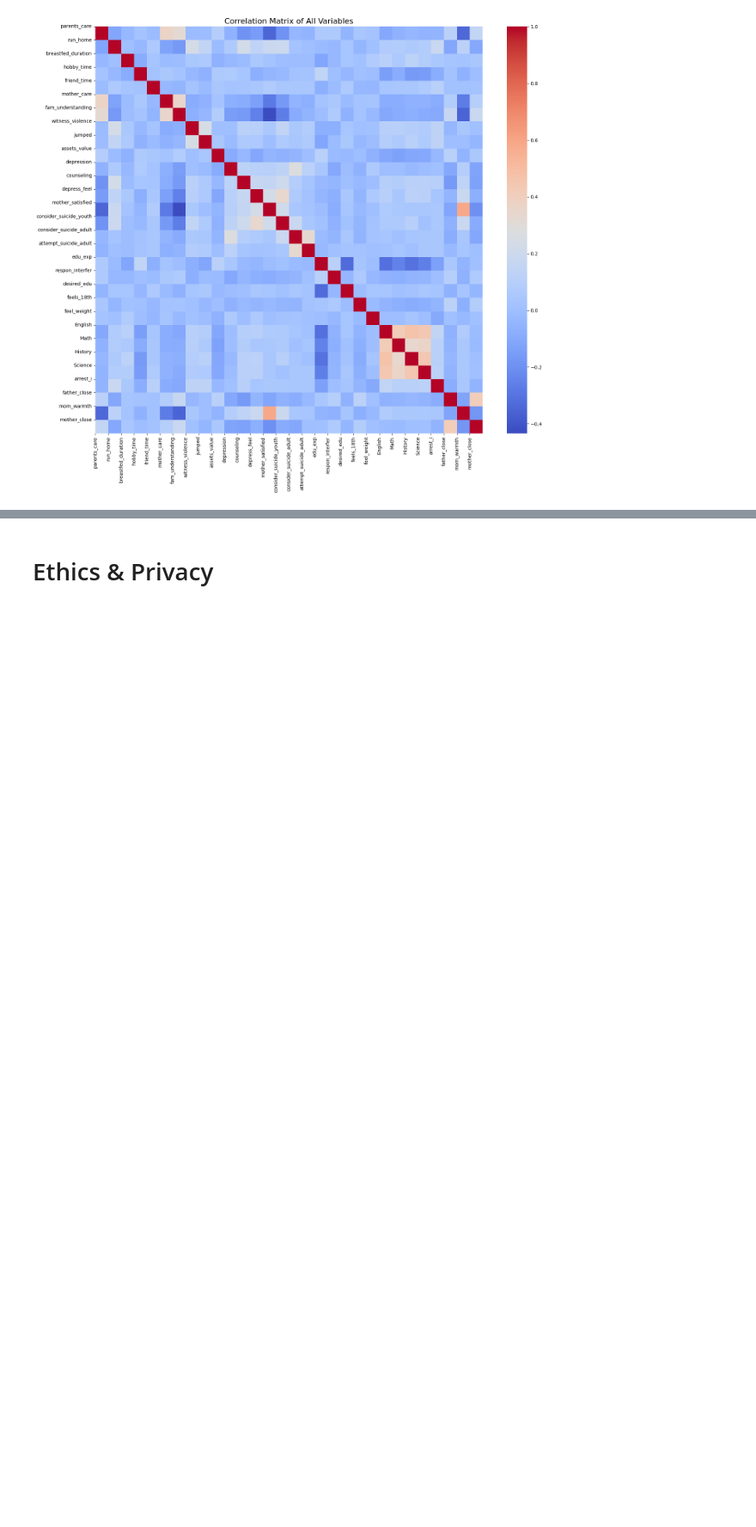
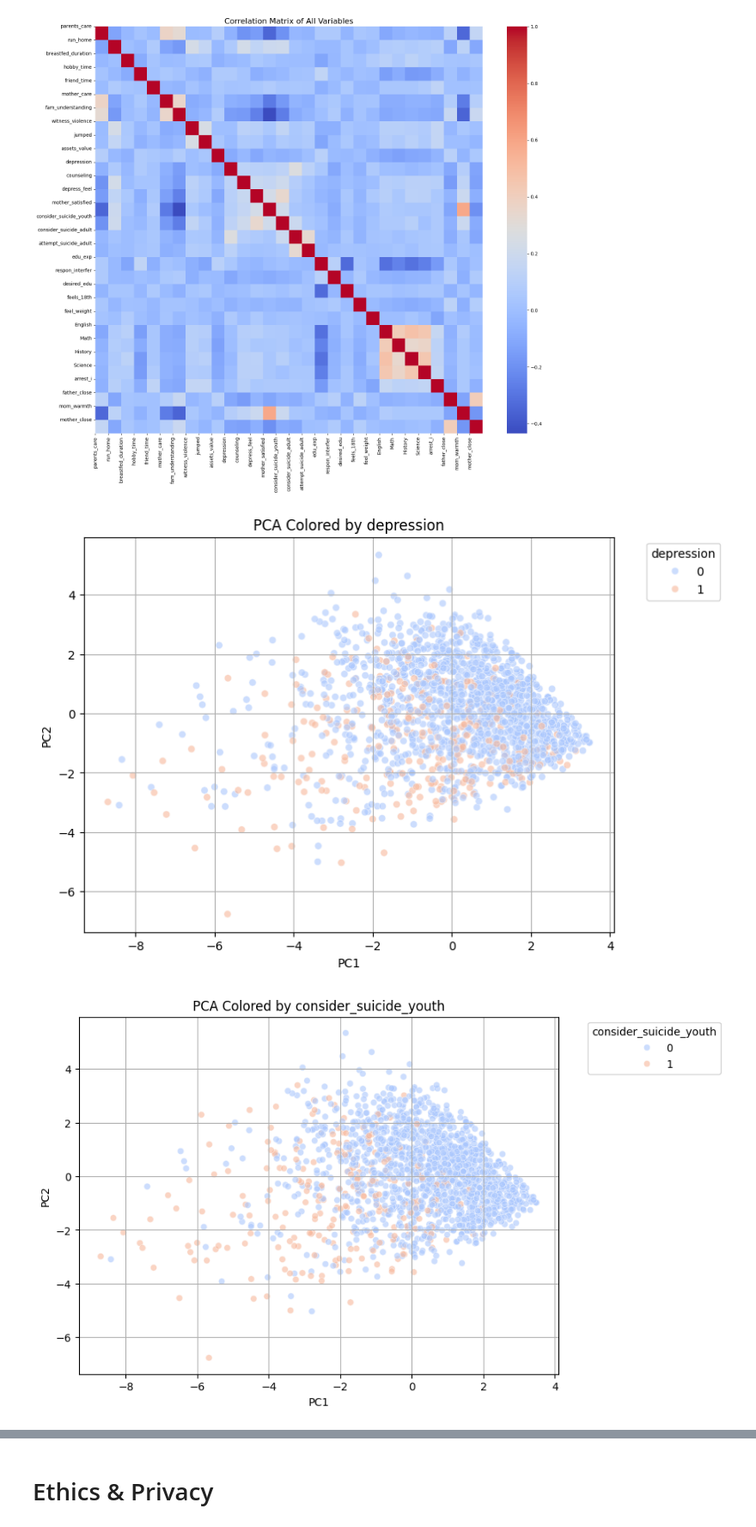
Before and after one commit to alyssaqle/COGS-108---Longitudinal-Mental-Health-Analysis, a Jupyter notebook: DataCheckpoint_Group055_SP25.ipynb, the cells around one changed output, grey strips where cells are left out. Shown at 86% size. Saved outputs shown, nothing was run; the diff lists cells and outputs as text; code cells hidden in the pictures; blank space fills up the shorter version.

```diff
--- a/DataCheckpoint_Group055_SP25.ipynb
+++ b/DataCheckpoint_Group055_SP25.ipynb
@@ -302,3 +303,35 @@ plt.tight_layout()
 plt.show()
 # %% [output]
 [figure]
+# %%
+from sklearn.preprocessing import StandardScaler
+from sklearn.decomposition import PCA
+
+scaler = StandardScaler()
+scaled = scaler.fit_transform(sub_df)
+
+pca = PCA(n_components=2)
+pca_result = pca.fit_transform(scaled)
+
+color_vars = ['depression', 'consider_suicide_youth', 'consider_suicide_adult',
+              'parents_care', 'fam_understanding', 'arrest_i', 'edu_exp']
+
+for var in color_vars:
+    mask = sub_df[var].notna()
+    color = sub_df.loc[mask, var]
+
+    scaled = scaler.fit_transform(sub_df.loc[mask])
+    pca_result = pca.fit_transform(scaled)
+
+    pca_df = pd.DataFrame(pca_result, columns=['PC1', 'PC2'])
+    pca_df['color'] = color.values
+
+    plt.figure(figsize=(8,6))
+    sns.scatterplot(x='PC1', y='PC2', hue='color', data=pca_df, palette='coolwarm', alpha=0.6)
+    plt.title(f'PCA Colored by {var}')
+    plt.grid(True)
+    plt.legend(title=var, bbox_to_anchor=(1.05, 1), loc='upper left')
+    plt.show()
+# %% [output]
+[figure, added]
+[figure, added]
```
Also changed, not shown: parts of 6 cells of this notebook.
